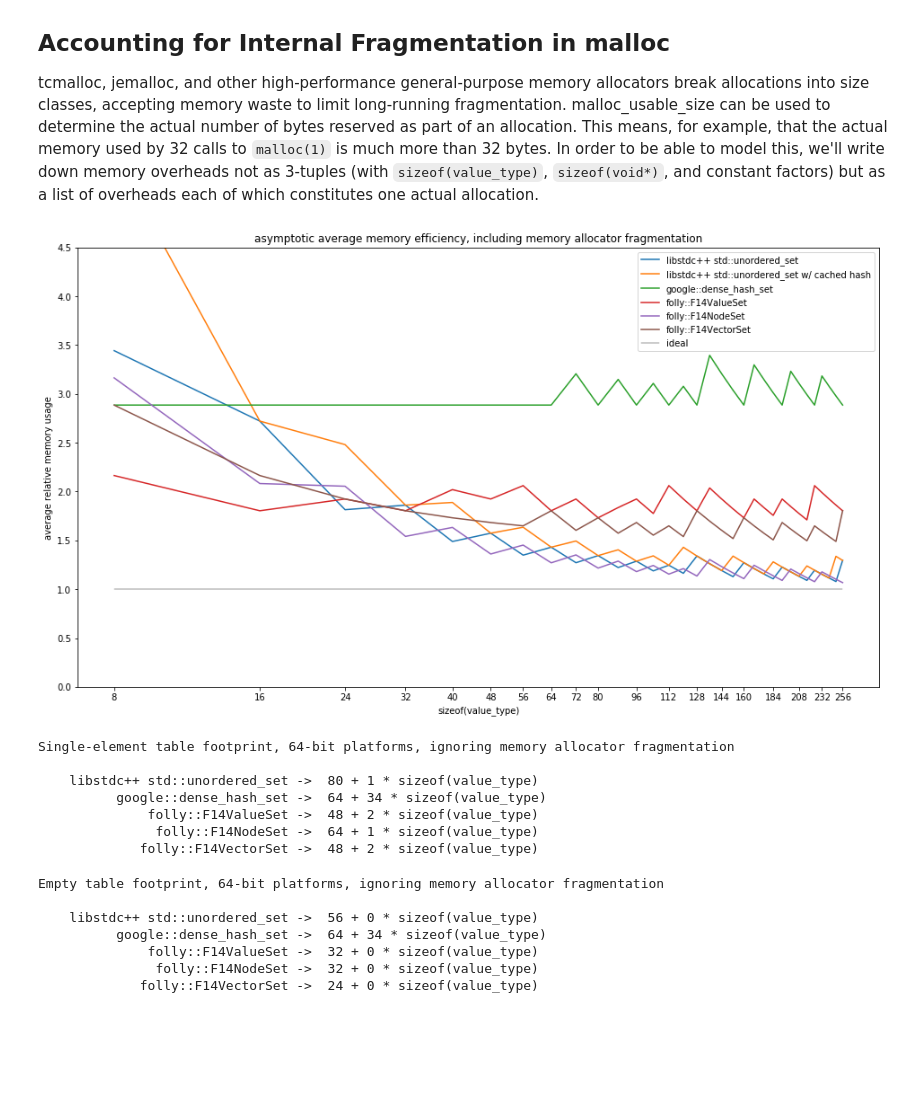
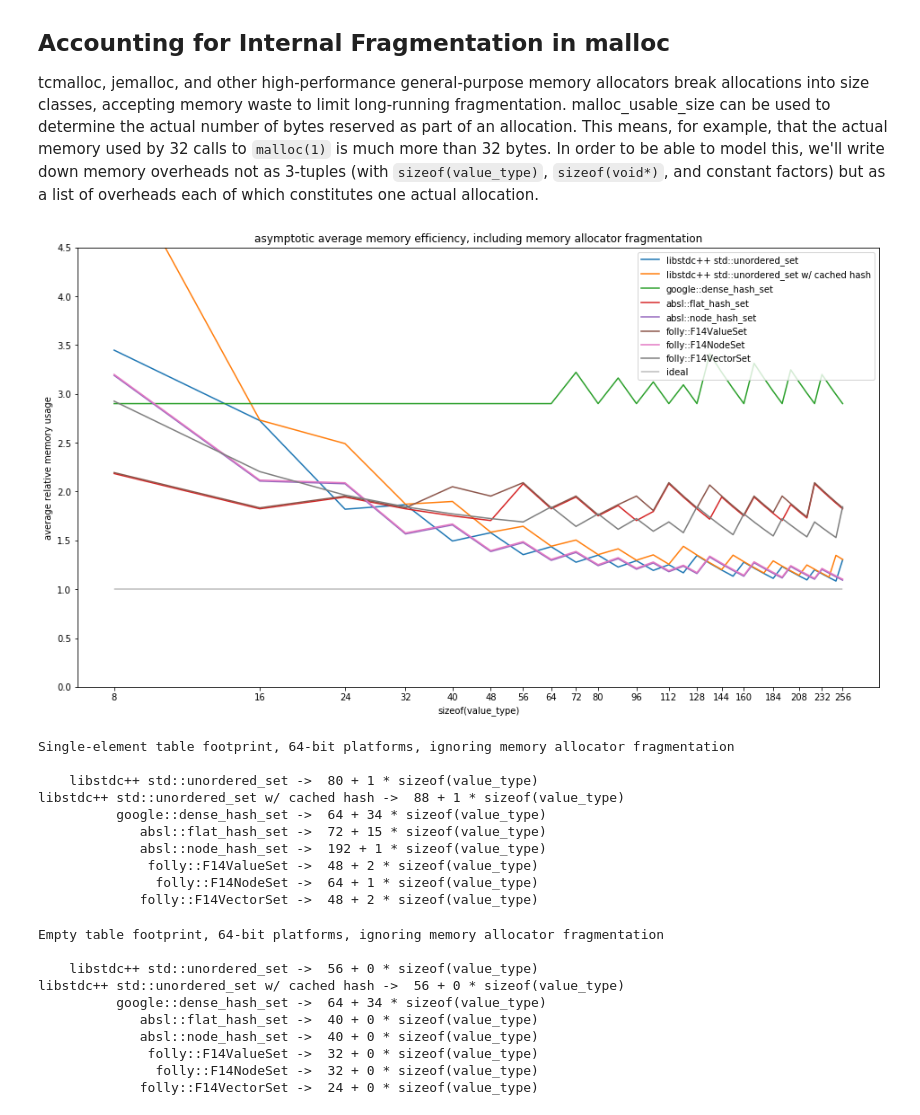
Before and after one commit to google/hashtable-benchmarks, a Jupyter notebook: hashtable_memory.ipynb, the cells around one changed output. Cells and saved outputs as stored; diff of their text form; code cells hidden in the pictures; blank space fills up the shorter version.

Commit message:
add absl::flat_hash_set and absl::node_hash_set to memory notebook
Summary: Add memory usage information for SwissTable to the
hashtable_memory notebook.  The asymptotic behavior of absl::flat_hash_set
is the same as F14ValueSet for most value sizes; for a few it does better
by falling on the winning side of a jemalloc arena size threshold.
absl::node_hash_set and F14NodeSet are the same asymptotically.
SwissTable has a much larger initial bucket_count than F14 (15 versus 2).

```diff
--- a/hashtable_memory.ipynb
+++ b/hashtable_memory.ipynb
@@ -76,6 +76,22 @@ mem_components = [
         "insert": [],
         "empty": [(32, 0, 0)], # initial bucket count is 32, not lazy
         "singleton": [(32, 0, 0)],
+    },
+    {
+        "name": "absl::flat_hash_set",
+        "instance": [(0, 5, 0)],
+        "rehash": [(8.0/7, 0, 8.0/7)],
+        "insert": [],
+        "empty": [],
+        "singleton": [(15, 0, 32)],
+    },
+    {
+        "name": "absl::node_hash_set",
+        "instance": [(0, 5, 0)],
+        "rehash": [(0, 8.0/7, 8.0/7)],
+        "insert": [(1, 0, 0)],
+        "empty": [],
+        "singleton": [(1, 15, 32)],
     },
     {
         "name": "folly::F14ValueSet",
@@ -120,34 +136,39 @@ def size_class(req):
 # %%
 value_sizes = range(8, 256+1, 8)
 xt = [8]
 for v in value_sizes:
     if v > xt[-1] * 1.10:
         xt.append(v)
 plt.rcParams["figure.figsize"] = [16,9]
+# scaling = 1 models just before rehash, scaling = 2 models just after
+# scaling = 1 / math.log(2) models weighted average if sizes follow Benford's Law
+scaling = 1 / math.log(2)
+non_overlap = 0
 for m in mem_components:
     ys = []
+    non_overlap += 0.005
     for v in value_sizes:
         a = 0
         for f in m["insert"]:
             a += size_class(f[0] * v + f[1] * 8 + f[2])
         for f in m["rehash"]:
             x = f[0] * v + f[1] * 8 + f[2]
             # avoid small size classes by scaling, then multiply to account for Benford's Law
-            a += size_class(x * 1024) / 1024.0 * (1 / math.log(2))
-        ys.append(a / v)
+            a += size_class(x * 1024) / 1024.0 * scaling
+        ys.append(a / v + non_overlap)
     plt.plot(value_sizes, ys, label=m["name"])
 plt.plot(value_sizes, [1.0 for y in value_sizes], label="ideal", color='black', linewidth=0.4)
 plt.ylim((0, 4.5))
 plt.xscale('log')
 plt.legend(loc='upper right')
 plt.xlabel('sizeof(value_type)')
 plt.xticks(xt, xt)
 plt.minorticks_off()
 plt.ylabel('average relative memory usage')
 plt.title('asymptotic average memory efficiency, including memory allocator fragmentation')
 plt.show()
 # %% [output]
-[figure, old version]
+[figure, new version]
 # %%
 print("Single-element table footprint, 64-bit platforms, ignoring memory allocator fragmentation")
 print("")
@@ -158,7 +179,10 @@ for m in mem_components:
 Single-element table footprint, 64-bit platforms, ignoring memory allocator fragmentation
 
     libstdc++ std::unordered_set ->  80 + 1 * sizeof(value_type)
+libstdc++ std::unordered_set w/ cached hash ->  88 + 1 * sizeof(value_type)
           google::dense_hash_set ->  64 + 34 * sizeof(value_type)
+             absl::flat_hash_set ->  72 + 15 * sizeof(value_type)
+             absl::node_hash_set ->  192 + 1 * sizeof(value_type)
               folly::F14ValueSet ->  48 + 2 * sizeof(value_type)
                folly::F14NodeSet ->  64 + 1 * sizeof(value_type)
              folly::F14VectorSet ->  48 + 2 * sizeof(value_type)
@@ -172,7 +196,10 @@ for m in mem_components:
 Empty table footprint, 64-bit platforms, ignoring memory allocator fragmentation
 
     libstdc++ std::unordered_set ->  56 + 0 * sizeof(value_type)
+libstdc++ std::unordered_set w/ cached hash ->  56 + 0 * sizeof(value_type)
           google::dense_hash_set ->  64 + 34 * sizeof(value_type)
+             absl::flat_hash_set ->  40 + 0 * sizeof(value_type)
+             absl::node_hash_set ->  40 + 0 * sizeof(value_type)
               folly::F14ValueSet ->  32 + 0 * sizeof(value_type)
                folly::F14NodeSet ->  32 + 0 * sizeof(value_type)
              folly::F14VectorSet ->  24 + 0 * sizeof(value_type)
```
